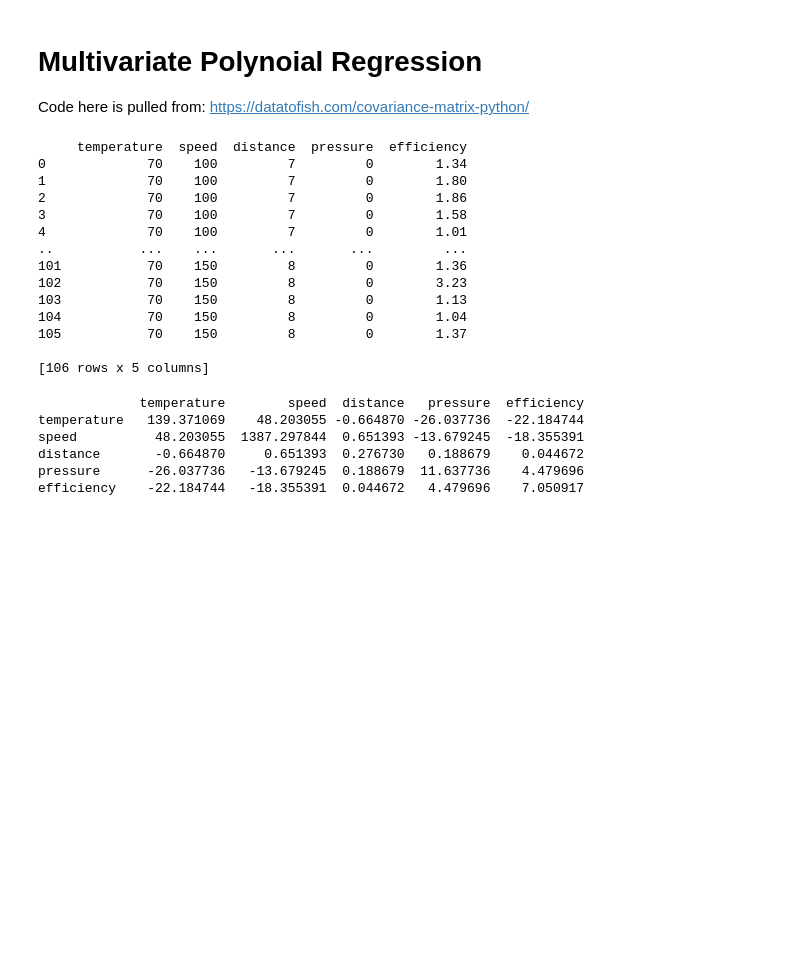
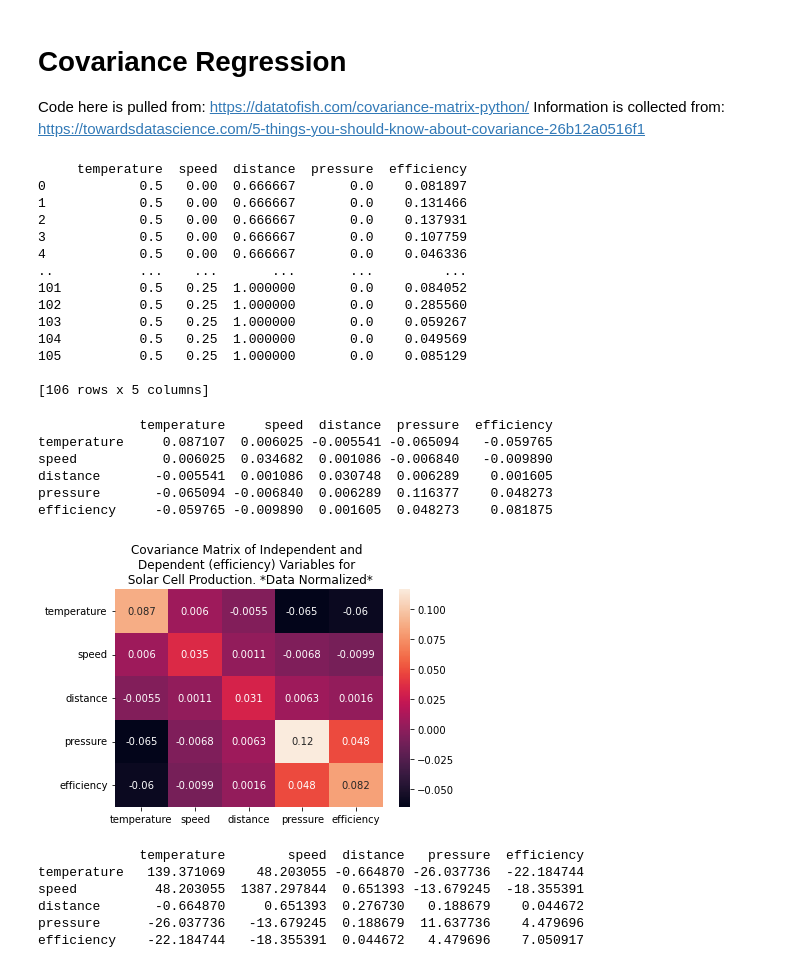
Before and after one commit to Data-Driven-Materials-Science/solarCells, a Jupyter notebook: Analysis/solarCell-CoVarianceMatrix.ipynb, the cells around one changed output. Saved outputs shown, nothing was run; the diff lists cells and outputs as text; code cells hidden in the pictures; blank space fills up the shorter version.

```diff
--- a/Analysis/solarCell-CoVarianceMatrix.ipynb
+++ b/Analysis/solarCell-CoVarianceMatrix.ipynb
@@ -1,6 +1,7 @@
 # %% [markdown]
-# Multivariate Polynoial Regression
+# Covariance Regression
 Code here is pulled from: https://datatofish.com/covariance-matrix-python/
+Information is collected from: https://towardsdatascience.com/5-things-you-should-know-about-covariance-26b12a0516f1
 # %%
 import numpy as np
 import matplotlib.mlab as mlab
@@ -20,22 +21,36 @@ col_list = ['temperature', 'speed', 'distance', 'pressure', 'efficiency']
 #col_list = ['temperature', 'speed', 'distance', 'pressure']
 dataset = pd.read_csv('../deviceSummary.csv', usecols=col_list)
 normalizedDataset = normalize(dataset)
-print(dataset)
+print(normalizedDataset)
 # %% [output]
      temperature  speed  distance  pressure  efficiency
-0             70    100         7         0        1.34
-1             70    100         7         0        1.80
-2             70    100         7         0        1.86
-3             70    100         7         0        1.58
-4             70    100         7         0        1.01
+0            0.5   0.00  0.666667       0.0    0.081897
+1            0.5   0.00  0.666667       0.0    0.131466
+2            0.5   0.00  0.666667       0.0    0.137931
+3            0.5   0.00  0.666667       0.0    0.107759
+4            0.5   0.00  0.666667       0.0    0.046336
 ..           ...    ...       ...       ...         ...
-101           70    150         8         0        1.36
-102           70    150         8         0        3.23
-103           70    150         8         0        1.13
-104           70    150         8         0        1.04
-105           70    150         8         0        1.37
+101          0.5   0.25  1.000000       0.0    0.084052
+102          0.5   0.25  1.000000       0.0    0.285560
+103          0.5   0.25  1.000000       0.0    0.059267
+104          0.5   0.25  1.000000       0.0    0.049569
+105          0.5   0.25  1.000000       0.0    0.085129
 
 [106 rows x 5 columns]
+# %%
+covMatrix = pd.DataFrame.cov(normalizedDataset)
+print(covMatrix)
+sn.heatmap(covMatrix, annot=True)
+plt.title("Covariance Matrix of Independent and \nDependent (efficiency) Variables for \n Solar Cell Production. *Data Normalized*")
+plt.show()
+# %% [output]
+             temperature     speed  distance  pressure  efficiency
+temperature     0.087107  0.006025 -0.005541 -0.065094   -0.059765
+speed           0.006025  0.034682  0.001086 -0.006840   -0.009890
+distance       -0.005541  0.001086  0.030748  0.006289    0.001605
+pressure       -0.065094 -0.006840  0.006289  0.116377    0.048273
+efficiency     -0.059765 -0.009890  0.001605  0.048273    0.081875
+[figure, added]
 # %%
 covMatrix = pd.DataFrame.cov(dataset)
 print(covMatrix)
```
Also changed, not shown: parts of 1 cell of this notebook, 2 other files.
